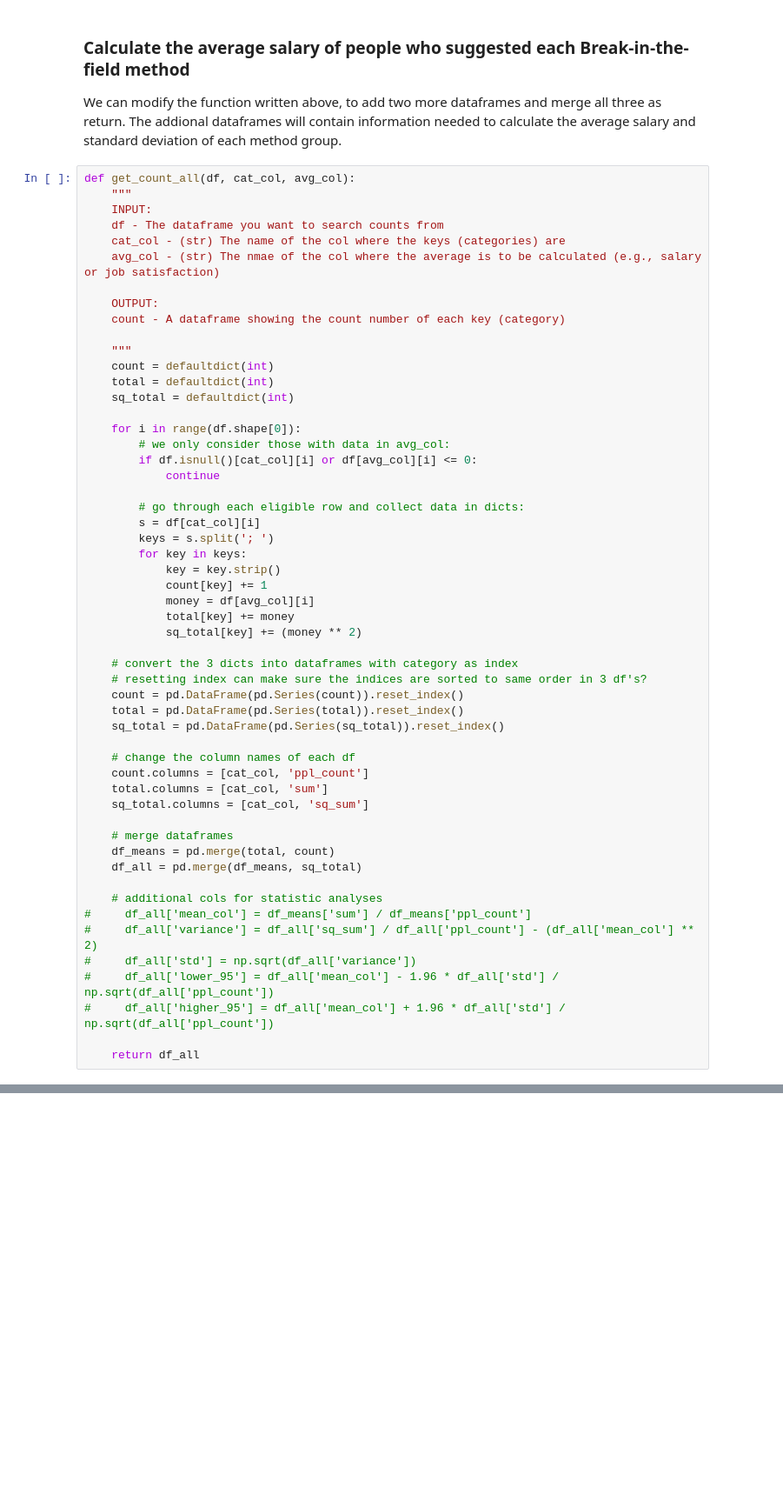
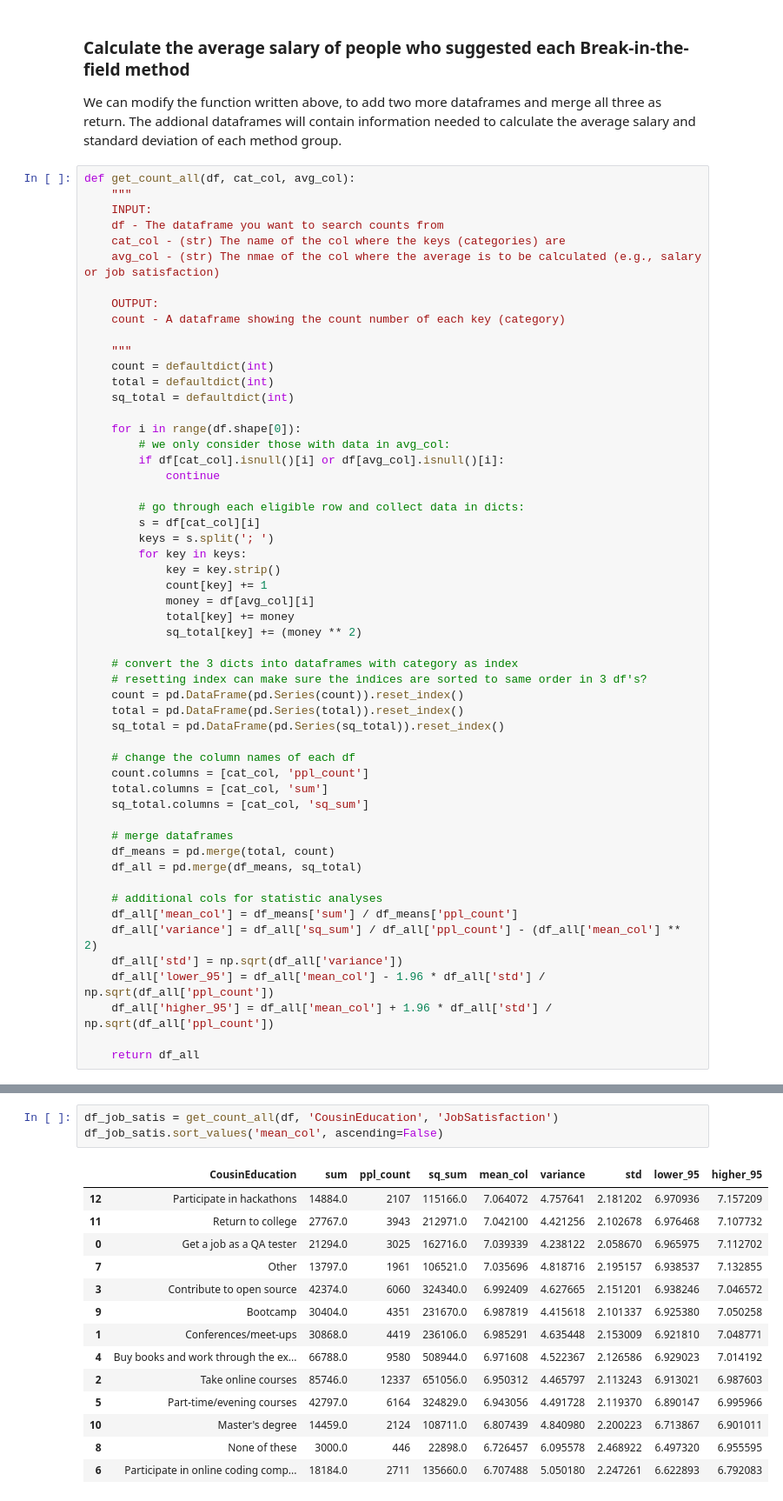
Before and after one commit to Simonabubito/Shen_stackoverflow, a Jupyter notebook: How_to_break_into_the_field.ipynb, the cells around one changed output, grey strips where cells are left out. Shown: that part at 87% size. Saved outputs shown, nothing was run; the diff lists cells and outputs as text; blank space fills up the shorter version.

```diff
--- a/How_to_break_into_the_field.ipynb
+++ b/How_to_break_into_the_field.ipynb
@@ -112,7 +113,7 @@ def get_count_all(df, cat_col, avg_col):
 
     for i in range(df.shape[0]):
         # we only consider those with data in avg_col:
-        if df.isnull()[cat_col][i] or df[avg_col][i] <= 0:
+        if df[cat_col].isnull()[i] or df[avg_col].isnull()[i]:
             continue
 
         # go through each eligible row and collect data in dicts:
@@ -141,10 +142,10 @@ def get_count_all(df, cat_col, avg_col):
     df_all = pd.merge(df_means, sq_total)
 
     # additional cols for statistic analyses
-#     df_all['mean_col'] = df_means['sum'] / df_means['ppl_count']
-#     df_all['variance'] = df_all['sq_sum'] / df_all['ppl_count'] - (df_all['mean_col'] ** 2)
-#     df_all['std'] = np.sqrt(df_all['variance'])
-#     df_all['lower_95'] = df_all['mean_col'] - 1.96 * df_all['std'] / np.sqrt(df_all['ppl_count'])
-#     df_all['higher_95'] = df_all['mean_col'] + 1.96 * df_all['std'] / np.sqrt(df_all['ppl_count'])
+    df_all['mean_col'] = df_means['sum'] / df_means['ppl_count']
+    df_all['variance'] = df_all['sq_sum'] / df_all['ppl_count'] - (df_all['mean_col'] ** 2)
+    df_all['std'] = np.sqrt(df_all['variance'])
+    df_all['lower_95'] = df_all['mean_col'] - 1.96 * df_all['std'] / np.sqrt(df_all['ppl_count'])
+    df_all['higher_95'] = df_all['mean_col'] + 1.96 * df_all['std'] / np.sqrt(df_all['ppl_count'])
 
     return df_all
@@ -153,0 +173,18 @@ df_all.sort_values('mean_col', ascending=False)
+# %%
+df_job_satis = get_count_all(df, 'CousinEducation', 'JobSatisfaction')
+df_job_satis.sort_values('mean_col', ascending=False)
+# %% [output]
+|  | CousinEducation | sum | ppl_count | sq_sum | mean_col | variance | std | lower_95 | higher_95 |
+| 12 | Participate in hackathons | 14884.0 | 2107 | 115166.0 | 7.064072 | 4.757641 | 2.181202 | 6.970936 | 7.157209 |
+| 11 | Return to college | 27767.0 | 3943 | 212971.0 | 7.042100 | 4.421256 | 2.102678 | 6.976468 | 7.107732 |
+| 0 | Get a job as a QA tester | 21294.0 | 3025 | 162716.0 | 7.039339 | 4.238122 | 2.058670 | 6.965975 | 7.112702 |
+| 7 | Other | 13797.0 | 1961 | 106521.0 | 7.035696 | 4.818716 | 2.195157 | 6.938537 | 7.132855 |
+| 3 | Contribute to open source | 42374.0 | 6060 | 324340.0 | 6.992409 | 4.627665 | 2.151201 | 6.938246 | 7.046572 |
+| 9 | Bootcamp | 30404.0 | 4351 | 231670.0 | 6.987819 | 4.415618 | 2.101337 | 6.925380 | 7.050258 |
+| 1 | Conferences/meet-ups | 30868.0 | 4419 | 236106.0 | 6.985291 | 4.635448 | 2.153009 | 6.921810 | 7.048771 |
+| 4 | Buy books and work through the ex... | 66788.0 | 9580 | 508944.0 | 6.971608 | 4.522367 | 2.126586 | 6.929023 | 7.014192 |
+| 2 | Take online courses | 85746.0 | 12337 | 651056.0 | 6.950312 | 4.465797 | 2.113243 | 6.913021 | 6.987603 |
+| 5 | Part-time/evening courses | 42797.0 | 6164 | 324829.0 | 6.943056 | 4.491728 | 2.119370 | 6.890147 | 6.995966 |
+| 10 | Master's degree | 14459.0 | 2124 | 108711.0 | 6.807439 | 4.840980 | 2.200223 | 6.713867 | 6.901011 |
+| 8 | None of these | 3000.0 | 446 | 22898.0 | 6.726457 | 6.095578 | 2.468922 | 6.497320 | 6.955595 |
+| 6 | Participate in online coding comp... | 18184.0 | 2711 | 135660.0 | 6.707488 | 5.050180 | 2.247261 | 6.622893 | 6.792083 |
```
Also changed, not shown: parts of 13 cells of this notebook.
